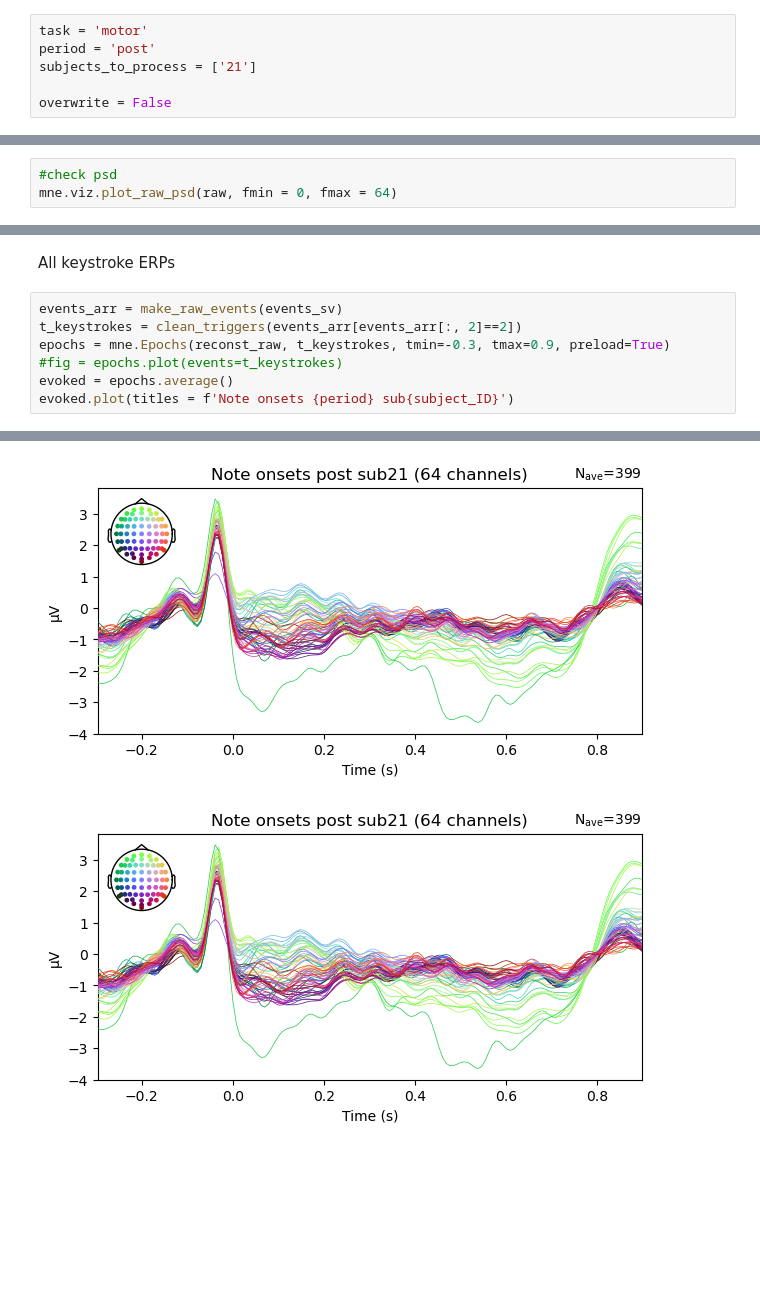
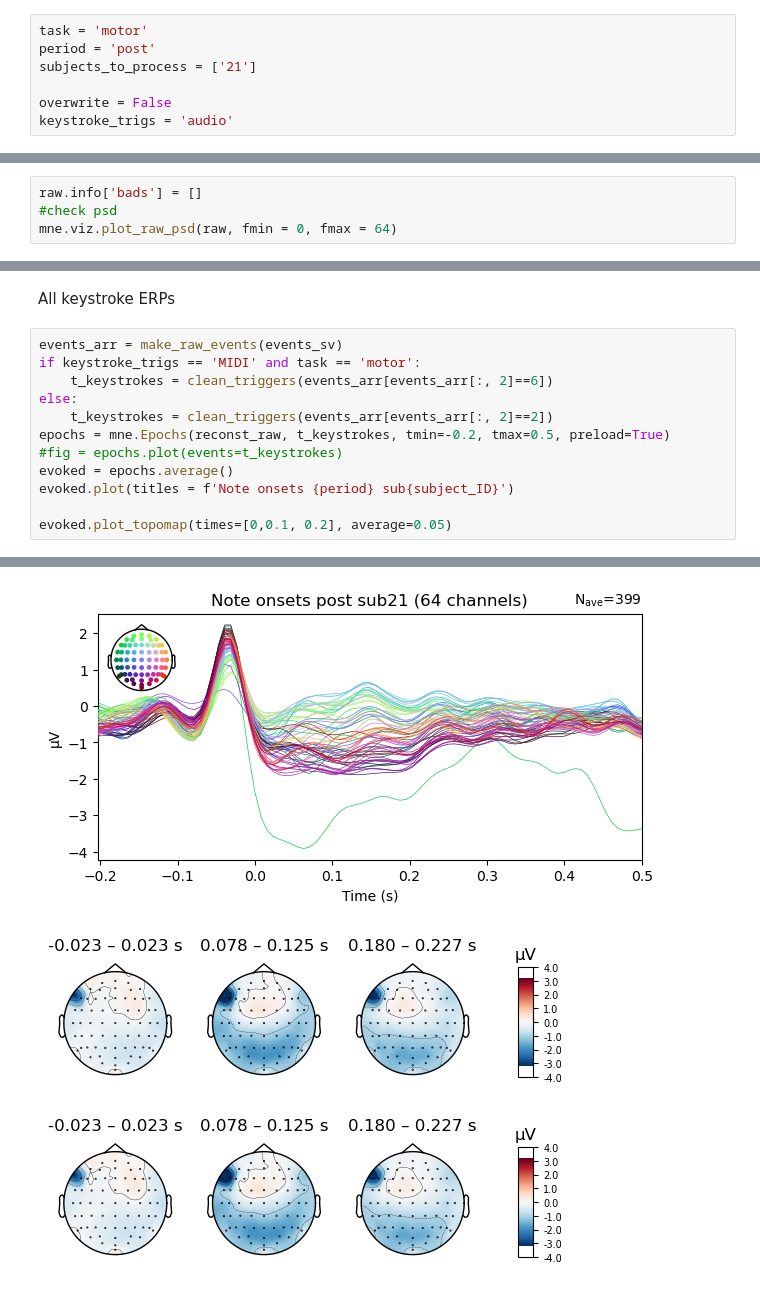
Before and after one commit to haiqin-zhang/AM-EEG, a Jupyter notebook: pipelines_LM/ERPs_manual.ipynb, the cells around one changed output, grey strips where cells are left out. Saved outputs shown, nothing was run; the diff lists cells and outputs as text; blank space fills up the shorter version.

```diff
--- a/pipelines_LM/ERPs_manual.ipynb
+++ b/pipelines_LM/ERPs_manual.ipynb
@@ -22,6 +22,7 @@ period = 'post'
 subjects_to_process = ['21']
 
 overwrite = False
+keystroke_trigs = 'audio'
 # %%
 #======================================================================================
 #                        INITIALIZE DIRECTORIES
@@ -91,6 +92,7 @@ Ready.
 | Lowpass | 64.00 Hz |
 | Duration | 00:09:60 (HH:MM:SS) |
 # %%
+raw.info['bads'] = []
 #check psd
 mne.viz.plot_raw_psd(raw, fmin = 0, fmax = 64)
 # %% [output]
@@ -167,11 +157,16 @@ Applying ICA to Raw instance
 All keystroke ERPs
 # %%
 events_arr = make_raw_events(events_sv)
-t_keystrokes = clean_triggers(events_arr[events_arr[:, 2]==2])
-epochs = mne.Epochs(reconst_raw, t_keystrokes, tmin=-0.3, tmax=0.9, preload=True)
+if keystroke_trigs == 'MIDI' and task == 'motor':
+    t_keystrokes = clean_triggers(events_arr[events_arr[:, 2]==6])
+else:
+    t_keystrokes = clean_triggers(events_arr[events_arr[:, 2]==2])
+epochs = mne.Epochs(reconst_raw, t_keystrokes, tmin=-0.2, tmax=0.5, preload=True)
 #fig = epochs.plot(events=t_keystrokes)
 evoked = epochs.average()
 evoked.plot(titles = f'Note onsets {period} sub{subject_ID}')
+
+evoked.plot_topomap(times=[0,0.1, 0.2], average=0.05)
 # %% [output]
 Not setting metadata
 399 matching events found
@@ -182,4 +177,5 @@ Using data from preloaded Raw for 399 events and 154 original time points ...
 0 bad epochs dropped
 NOTE: pick_channels() is a legacy function. New code should use inst.pick(...).
-[figure, old version]
+[figure, new version]
-[figure, old version]
+[figure, new version]
+[figure, added]
```
Also changed, not shown: parts of 13 cells of this notebook, 20 other files.
